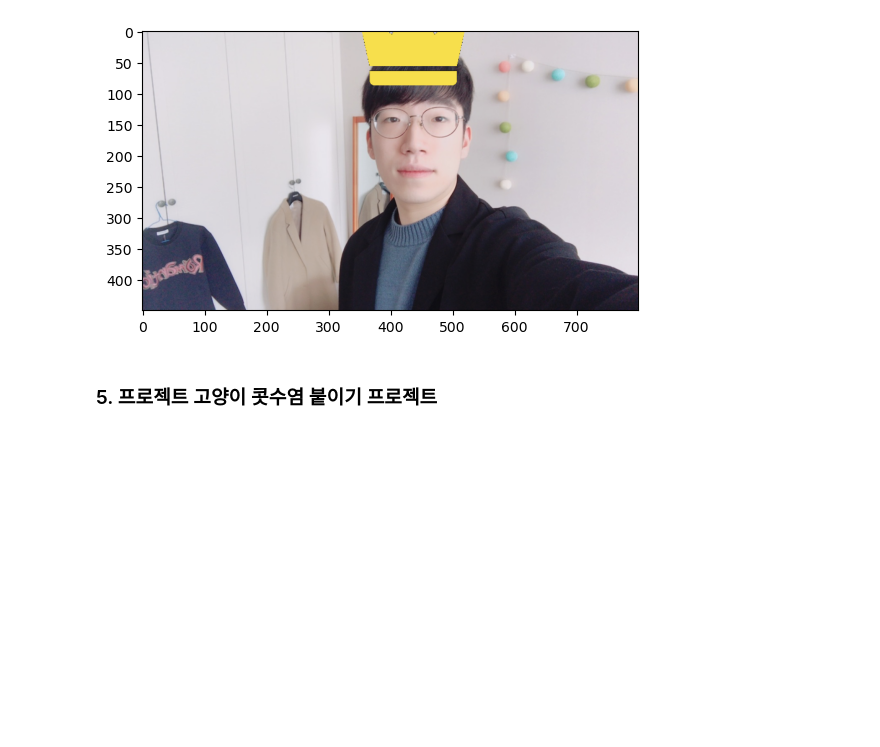
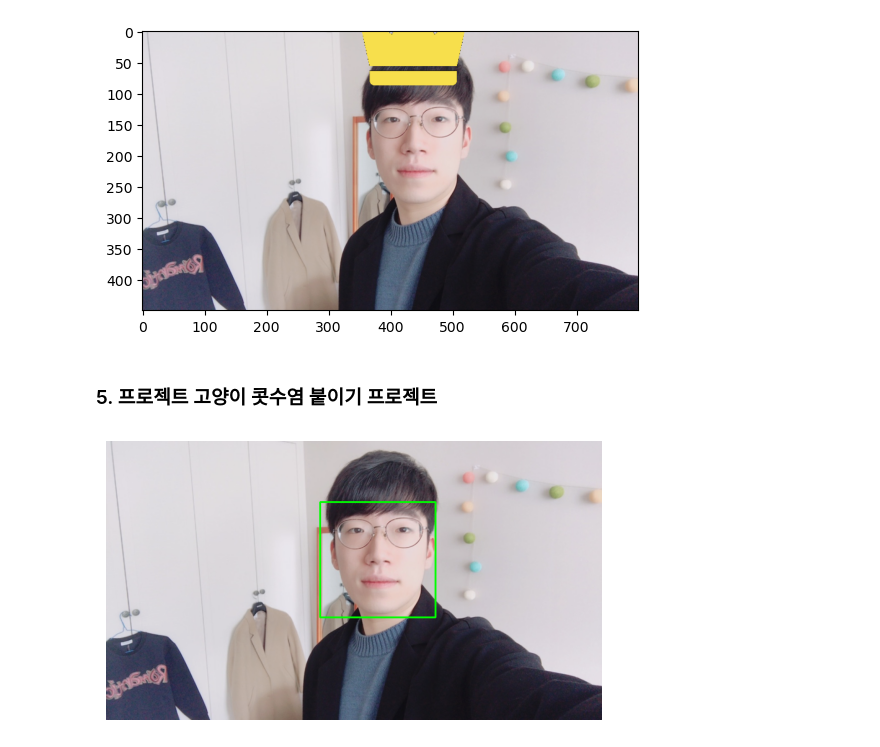
Before and after one commit to wide-bridge/AIFFEL_quest_eng, a Jupyter notebook: Computer_Vision/CV01/face_detection_sticker.ipynb, the cells around one changed output. Cells and saved outputs as stored; diff of their text form; code cells hidden in the pictures; blank space fills up the shorter version.

```diff
--- a/Computer_Vision/CV01/face_detection_sticker.ipynb
+++ b/Computer_Vision/CV01/face_detection_sticker.ipynb
@@ -192,3 +203,37 @@ plt.show()
 [figure]
 # %% [markdown]
 ### 5. 프로젝트 고양이 콧수염 붙이기 프로젝트
+# %%
+# =========================
+# 0) 원본 이미지 로드
+# =========================
+img_bgr = cv2.imread(my_image_path)
+img_show = img_bgr.copy()
+img_rgb = cv2.cvtColor(img_bgr, cv2.COLOR_BGR2RGB)
+
+# =========================
+# 1) 얼굴 검출기 준비
+# =========================
+detector = dlib.get_frontal_face_detector()
+
+# =========================
+# 2) 랜드마크 모델 로드
+# =========================
+landmark_predictor = dlib.shape_predictor(model_path)
+
+# =========================
+# 3) 얼굴(바운딩박스) 검출
+# =========================
+for rect in dlib_rects:
+    x1 = rect.left()
+    y1 = rect.top()
+    x2 = rect.right()
+    y2 = rect.bottom()
+
+    cv2.rectangle(img_show, (x1, y1), (x2, y2), (0, 255, 0), 2)
+
+plt.imshow(cv2.cvtColor(img_show, cv2.COLOR_BGR2RGB))
+plt.axis('off')
+plt.show()
+# %% [output]
+[figure, added]
```
Also changed, not shown: parts of 18 cells of this notebook.
